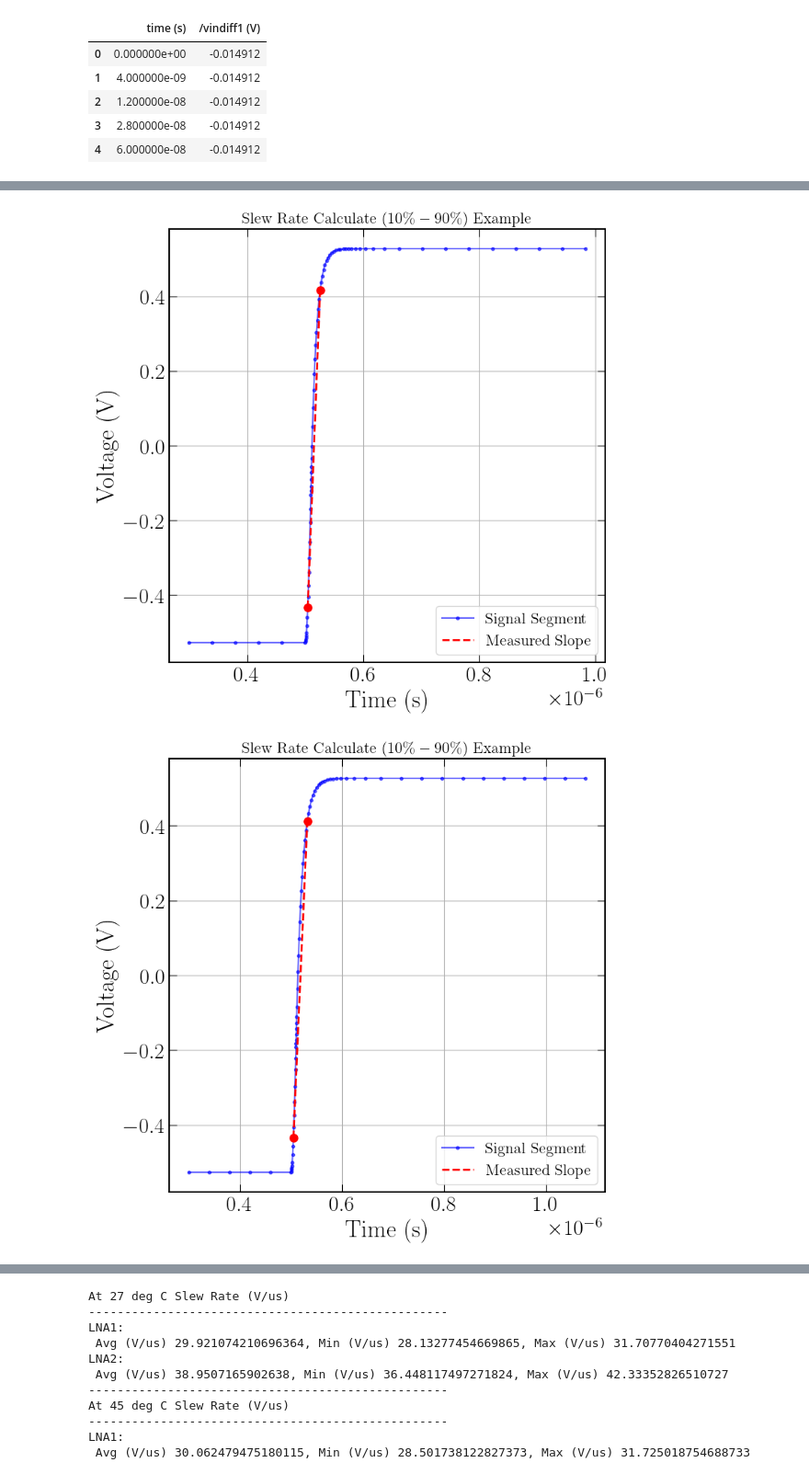
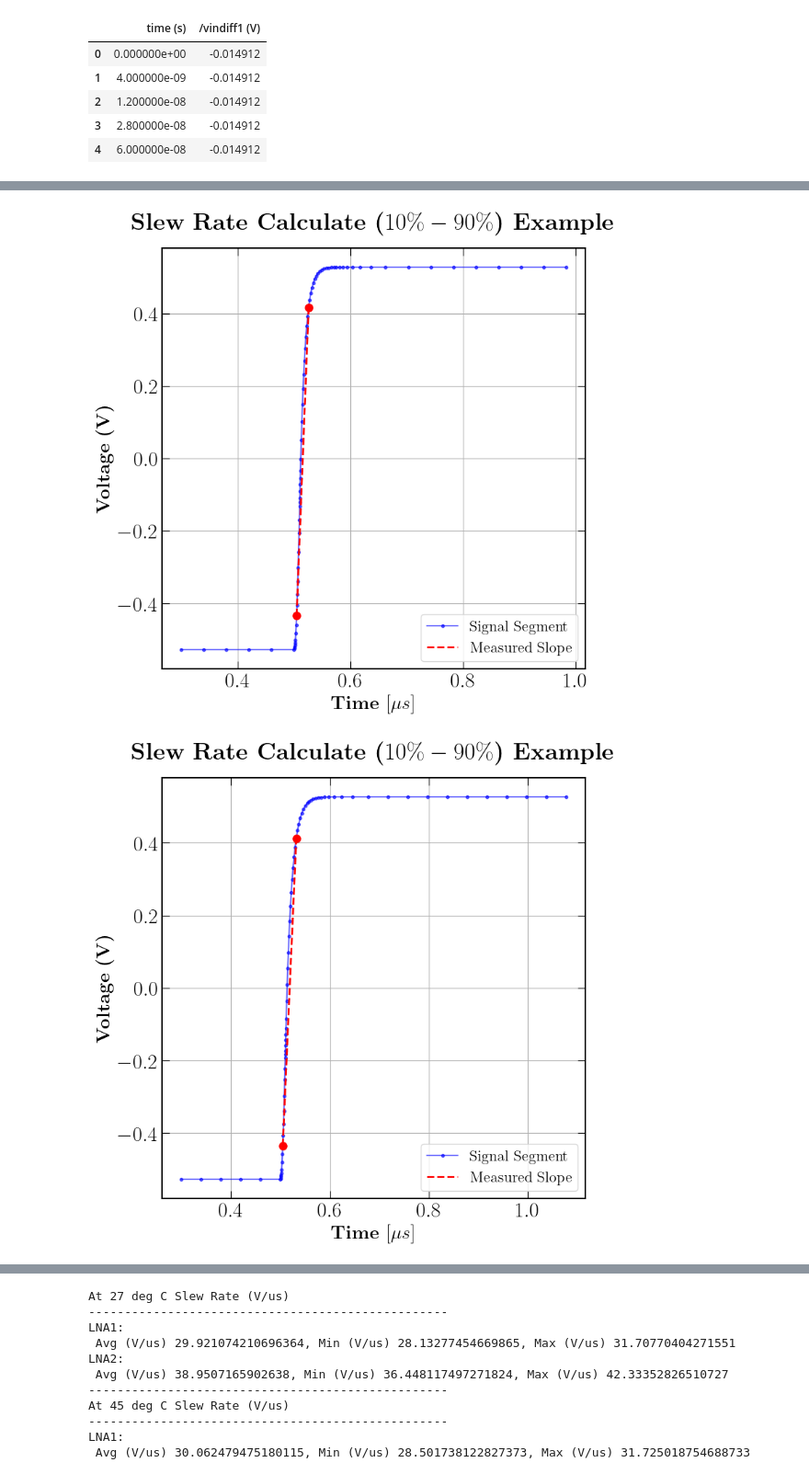
Before and after one commit to BaoTON1701/R-T_BiCMOS_run, a Jupyter notebook: code/Plot_results.ipynb, the cells around one changed output, grey strips where cells are left out. Shown at 92% size. Drawn from its saved outputs; the diff is of its cells as text; code cells hidden in the pictures.

```diff
--- a/code/Plot_results.ipynb
+++ b/code/Plot_results.ipynb
@@ -658,47 +659,46 @@ def slew_rate(time_df, sig_df, cut_indices):
     # --- PLOTTING TEST SECTION (Outside the loop) ---
     # This plots only the LAST column processed, serving as a sanity check
     plt.figure(figsize=(8,8))
-    plt.title(fr"Slew Rate Calculate ($10\%-90\%$) Example", fontsize=16)
-
+    plt.title(r"\textbf{Slew Rate Calculate ($10\%-90\%$) Example}", fontsize=25, pad=20)
     # 1. Plot the Cut Region
-    plt.plot(debug_t_seg, debug_v_seg, 'b.-', label='Signal Segment', alpha=0.6)
+    plt.plot(debug_t_seg*1e6, debug_v_seg, 'b.-', label='Signal Segment', alpha=0.6)
 
     # 2. Plot the Calculation Points
-    plt.plot([p1[0], p2[0]], [p1[1], p2[1]], 'ro', markersize=8)
+    plt.plot([p1[0]*1e6, p2[0]*1e6], [p1[1], p2[1]], 'ro', markersize=8)
 
     # 3. Draw the Slope Line
-    plt.plot([p1[0], p2[0]], [p1[1], p2[1]], 'r--', linewidth=2, label='Measured Slope')
+    plt.plot([p1[0]*1e6, p2[0]*1e6], [p1[1], p2[1]], 'r--', linewidth=2, label='Measured Slope')
 
-    plt.xlabel('Time (s)')
-    plt.ylabel('Voltage (V)')
+    plt.xlabel(r'\textbf{Time $[\mu s]$}',fontsize=20)
+    plt.ylabel(r'\textbf{Voltage (V)}',fontsize=20)
     plt.grid(True)
     plt.legend()
     plt.savefig(f"{plot_dir}/Slew_Rate_estimate.png", dpi=300)
     plt.show()
 
     return slew_results, rise_results
 
 # Call the function
 sr_values, rt_values = slew_rate(time, sig, cut)
 sr_values2, rt_values2 = slew_rate(time2, sig2, cut)
 print(max(sr_values))
 print(min(sr_values))
 print(np.mean(sr_values))
 # print(rt_values)
 # print("Slew Rates calculated.")
 
 print("For LNA1 Slew Rate (V/us)")
 print(f"Max: {max(sr_values):.2f} V/us")
 print(f"Min: {min(sr_values):.2f} V/us")
 print(f"Avg: {np.mean(sr_values):.2f} V/us")
 
 print("For LNA2 Slew Rate (V/us)")
 print(f"Max: {max(sr_values2):.2f} V/us")
 print(f"Min: {min(sr_values2):.2f} V/us")
 print(f"Avg: {np.mean(sr_values2):.2f} V/us")
 # %% [output]
-[figure, old version]
+[figure, new version]
-[figure, old version]
+[figure, new version]
 40.248213504448
 37.817516905101506
 39.13188426414498
```
Also changed, not shown: parts of 1 cell of this notebook, 4 other files.
